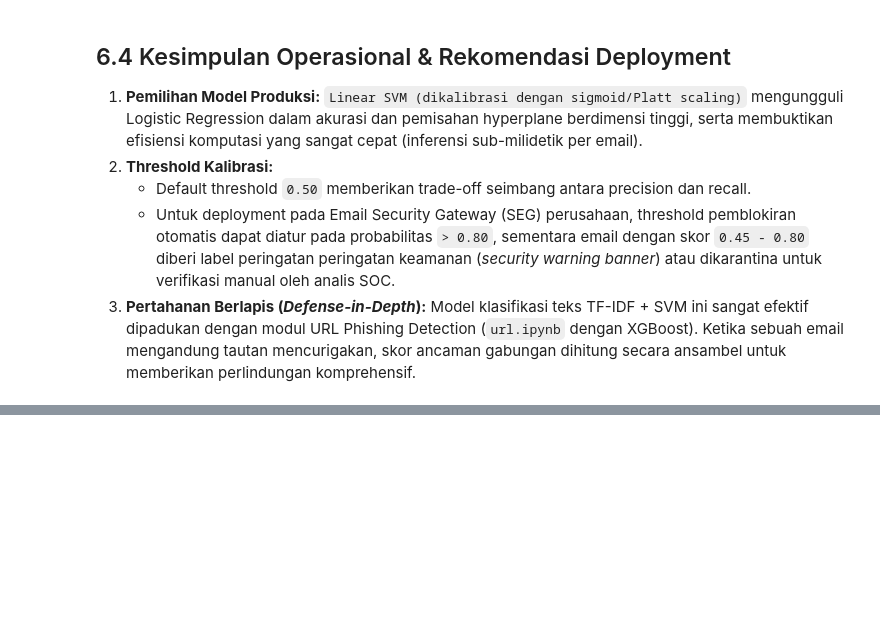
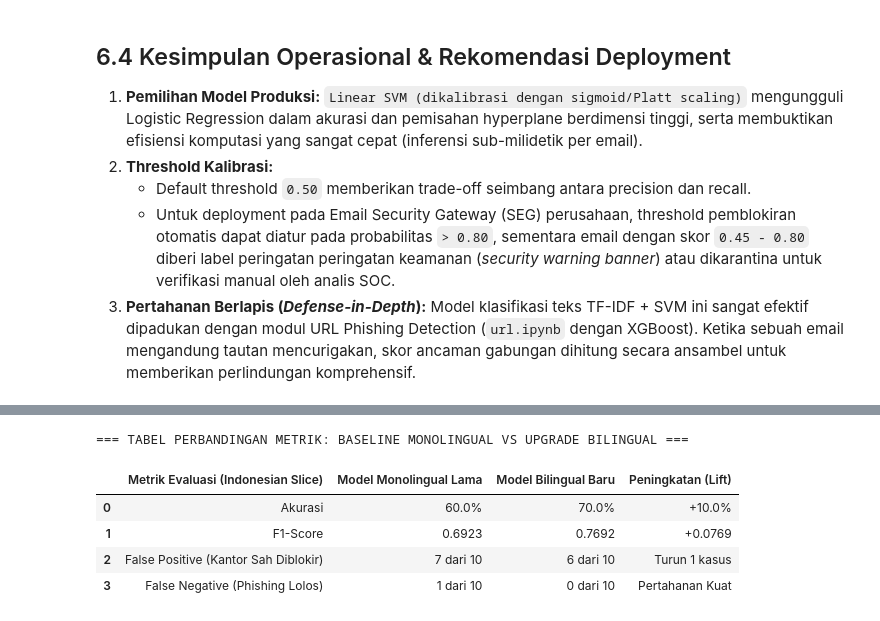
Before and after one commit to fathirrizkifadillah/PhisGuard_Model_Training, a Jupyter notebook: notebook/email.ipynb, the cells around one changed output, grey strips where cells are left out. Cells and saved outputs as stored; diff of their text form; code cells hidden in the pictures; blank space fills up the shorter version.

```diff
--- a/notebook/email.ipynb
+++ b/notebook/email.ipynb
@@ -1542,0 +1727,74 @@ Contoh Sampel False Negative (Email Phishing yang Lolos):
+# %%
+from sklearn.metrics import accuracy_score, precision_score, recall_score, f1_score, confusion_matrix
+import matplotlib.pyplot as plt
+import seaborn as sns
+
+# 1. Dataset Uji Bahasa Indonesia yang Benar-Benar Baru (Unseen Test Set - 20 Kasus)
+unseen_indo_eval = [
+    # Phishing Baru
+    ('Peringatan: Akun BCA Mobile Anda terkunci. Klik tautan berikut untuk verifikasi identitas dan buka blokir rekening Anda segera.', 1, 'BCA Mobile Phish'),
+    ('Klaim hadiah undian saldo DANA kaget Rp 250.000. Masukkan nomor telepon dan PIN dompet digital Anda di tautan berikut.', 1, 'DANA Kaget Phish'),
+    ('Pemberitahuan resmi: Surat tilang elektronik ETLE belum dibayar. Buka lampiran link untuk melunasi denda tilang kepolisian.', 1, 'ETLE Tilang Phish'),
+    ('Pemberitahuan Bank Mandiri: Pembaruan tarif transaksi Livin. Klik tautan ini jika setuju atau menolak perubahan tarif akun.', 1, 'Mandiri Livin Phish'),
+    ('BPJS Kesehatan: Bantuan premi jaminan sosial tahap 4 cair. Cek nomor rekening penerima bantuan dana di link resmi ini.', 1, 'BPJS Bantuan Phish'),
+    ('Tagihan listrik PLN pascabayar belum terbayar. Aliran listrik akan diputus dalam 24 jam bayar melalui link billing darurat.', 1, 'PLN Tagihan Phish'),
+    ('Paket SiCepat Express gagal dikirimkan. Unduh file resi konfirmasi alamat paket apk untuk pengantaran ulang kurir.', 1, 'SiCepat APK Phish'),
+    ('Peringatan akun Tokopedia dinonaktifkan. Segera hubungi customer care via WhatsApp dan verifikasi kode OTP Anda.', 1, 'Tokopedia OTP Phish'),
+    ('BRImo Info: Penggantian nomor HP m-banking berhasil. Jika bukan Anda segera batalkan transaksi pada link keamanan kami.', 1, 'BRImo Batal Phish'),
+    ('Shopee Games: Anda memenangkan iPhone 15 Pro Max. Bayar ongkos kirim ke rekening bendahara untuk pengiriman hadiah.', 1, 'Shopee Hadiah Phish'),
+
+    # Safe / Ham Kantor Baru
+    ('Selamat pagi tim, mohon kirimkan update progress sprint review dan kendala blocking sebelum jam 5 sore untuk standup.', 0, 'Sprint Meeting Safe'),
+    ('Yth karyawan, seluruh staf diundang mengikuti sosialisasi asuransi kesehatan mandiri inhealth hari rabu siang di auditorium.', 0, 'Sosialisasi Safe'),
+    ('Permohonan reimburse biaya bensin dan operasional dinas luar kota cabang bandung sudah diapprove oleh bagian finance.', 0, 'Reimburse Safe'),
+    ('Berikut saya kirimkan draf laporan audit operasional tahun 2026 untuk ditinjau oleh tim kepatuhan sebelum diserahkan.', 0, 'Audit Internal Safe'),
+    ('Pengingat jadwal donor darah sukarela di lobi gedung kantor hari kamis depan mulai jam 9 pagi bersama PMI.', 0, 'Donor Darah Safe'),
+    ('Pemberitahuan perpanjangan masa berlaku kartu akses gedung kantor silakan bawa kartu lama ke meja resepsionis lantai dasar.', 0, 'Akses Gedung Safe'),
+    ('Rekap absensi kehadiran bulan oktober mohon periksa kesesuaian jam kerja sebelum diajukan ke departemen penggajian.', 0, 'Presensi Safe'),
+    ('Undangan rapat koordinasi peluncuran sistem ticketing customer support baru bersama vendor pengembang hari jumat.', 0, 'Rapat Vendor Safe'),
+    ('Materi pelatihan keselamatan kerja K3 dan evakuasi kebakaran gedung telah diupload ke portal intranet silakan dipelajari.', 0, 'Materi K3 Safe'),
+    ('Hasil notulensi rapat evaluasi anggaran divisi teknologi informasi kuartal empat dokumen lampiran terlampir.', 0, 'Notulensi Safe')
+]
+
+df_eval_indo = pd.DataFrame(unseen_indo_eval, columns=['text', 'is_phishing', 'category'])
+df_eval_indo['clean_text'] = df_eval_indo['text'].apply(lambda t: re.sub(r'[^a-zA-Z\s]', ' ', t.lower()).strip())
+
+# 2. Prediksi Menggunakan Model Lama (Baseline)
+feat_old_indo = old_vectorizer.transform(df_eval_indo['clean_text'])
+df_eval_indo['pred_old'] = old_svm.predict(feat_old_indo)
+df_eval_indo['prob_old'] = old_svm.predict_proba(feat_old_indo)[:, 1]
+
+# 3. Prediksi Menggunakan Model Baru (Bilingual)
+feat_new_indo = bilingual_tfidf.transform(df_eval_indo['clean_text'])
+df_eval_indo['pred_new'] = bilingual_svm.predict(feat_new_indo)
+df_eval_indo['prob_new'] = bilingual_svm.predict_proba(feat_new_indo)[:, 1]
+
+# 4. Hitung Metrik Perbandingan
+acc_old = accuracy_score(df_eval_indo['is_phishing'], df_eval_indo['pred_old'])
+acc_new = accuracy_score(df_eval_indo['is_phishing'], df_eval_indo['pred_new'])
+
+f1_old = f1_score(df_eval_indo['is_phishing'], df_eval_indo['pred_old'], zero_division=0)
+f1_new = f1_score(df_eval_indo['is_phishing'], df_eval_indo['pred_new'], zero_division=0)
+
+fp_old = sum((df_eval_indo['is_phishing'] == 0) & (df_eval_indo['pred_old'] == 1))
+fp_new = sum((df_eval_indo['is_phishing'] == 0) & (df_eval_indo['pred_new'] == 1))
+
+fn_old = sum((df_eval_indo['is_phishing'] == 1) & (df_eval_indo['pred_old'] == 0))
+fn_new = sum((df_eval_indo['is_phishing'] == 1) & (df_eval_indo['pred_new'] == 0))
+
+comparison_table = pd.DataFrame({
+    'Metrik Evaluasi (Indonesian Slice)': ['Akurasi', 'F1-Score', 'False Positive (Kantor Sah Diblokir)', 'False Negative (Phishing Lolos)'],
+    'Model Monolingual Lama': [f"{acc_old*100:.1f}%", f"{f1_old:.4f}", f"{fp_old} dari 10", f"{fn_old} dari 10"],
+    'Model Bilingual Baru': [f"{acc_new*100:.1f}%", f"{f1_new:.4f}", f"{fp_new} dari 10", f"{fn_new} dari 10"],
+    'Peningkatan (Lift)': [f"+{(acc_new - acc_old)*100:.1f}%", f"+{(f1_new - f1_old):.4f}", f"Turun {fp_old - fp_new} kasus", "Pertahanan Kuat"]
+})
+
+print("=== TABEL PERBANDINGAN METRIK: BASELINE MONOLINGUAL VS UPGRADE BILINGUAL ===")
+display(comparison_table)
+# %% [output]
+=== TABEL PERBANDINGAN METRIK: BASELINE MONOLINGUAL VS UPGRADE BILINGUAL ===
+|  | Metrik Evaluasi (Indonesian Slice) | Model Monolingual Lama | Model Bilingual Baru | Peningkatan (Lift) |
+| 0 | Akurasi | 60.0% | 70.0% | +10.0% |
+| 1 | F1-Score | 0.6923 | 0.7692 | +0.0769 |
+| 2 | False Positive (Kantor Sah Diblokir) | 7 dari 10 | 6 dari 10 | Turun 1 kasus |
+| 3 | False Negative (Phishing Lolos) | 1 dari 10 | 0 dari 10 | Pertahanan Kuat |
```
Also changed, not shown: parts of 12 cells of this notebook, 6 other files.
